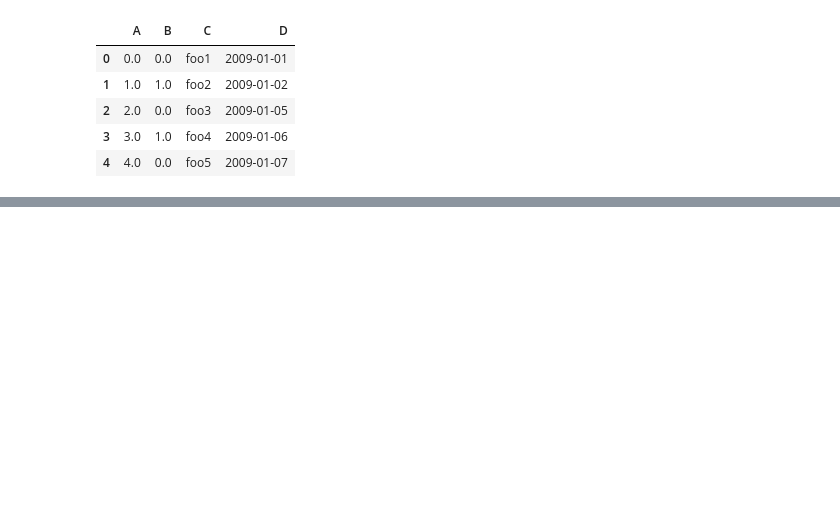
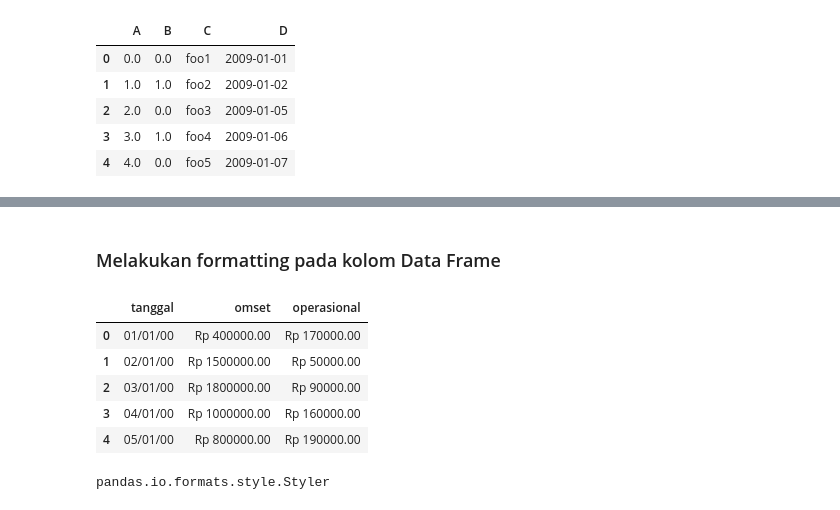
Before and after one commit to boedybios/pandas_tricks, a Jupyter notebook: pandas_tricks.ipynb, the cells around one changed output, grey strips where cells are left out. Cells and saved outputs as stored; diff of their text form; code cells hidden in the pictures; blank space fills up the shorter version.

```diff
--- a/pandas_tricks.ipynb
+++ b/pandas_tricks.ipynb
@@ -1174,0 +686,20 @@ pd.util.testing.makeMissingDataframe().head()
+# %% [markdown]
+### Melakukan formatting pada kolom Data Frame
+# %%
+formatku = {'tanggal':'{:%d/%m/%y}',
+            'operasional':'Rp {:.2f}',
+            'omset':'Rp {:.2f}'}
+
+laporan = df.style.format(formatku)
+laporan
+# %% [output]
+|  | tanggal | omset | operasional |
+| 0 | 01/01/00 | Rp 400000.00 | Rp 170000.00 |
+| 1 | 02/01/00 | Rp 1500000.00 | Rp 50000.00 |
+| 2 | 03/01/00 | Rp 1800000.00 | Rp 90000.00 |
+| 3 | 04/01/00 | Rp 1000000.00 | Rp 160000.00 |
+| 4 | 05/01/00 | Rp 800000.00 | Rp 190000.00 |
+# %%
+type(laporan)
+# %% [output]
+pandas.io.formats.style.Styler
```
Also changed, not shown: parts of 113 cells of this notebook.
